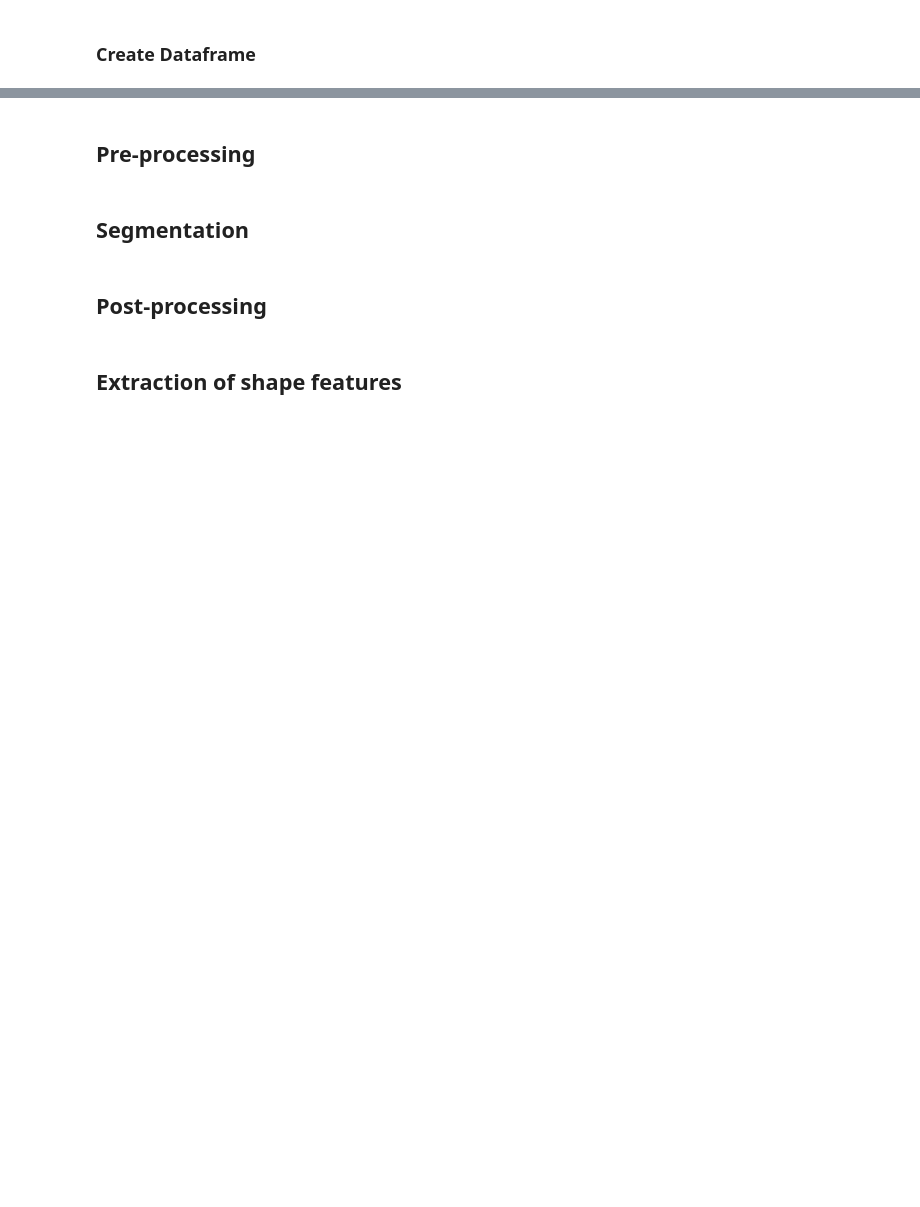
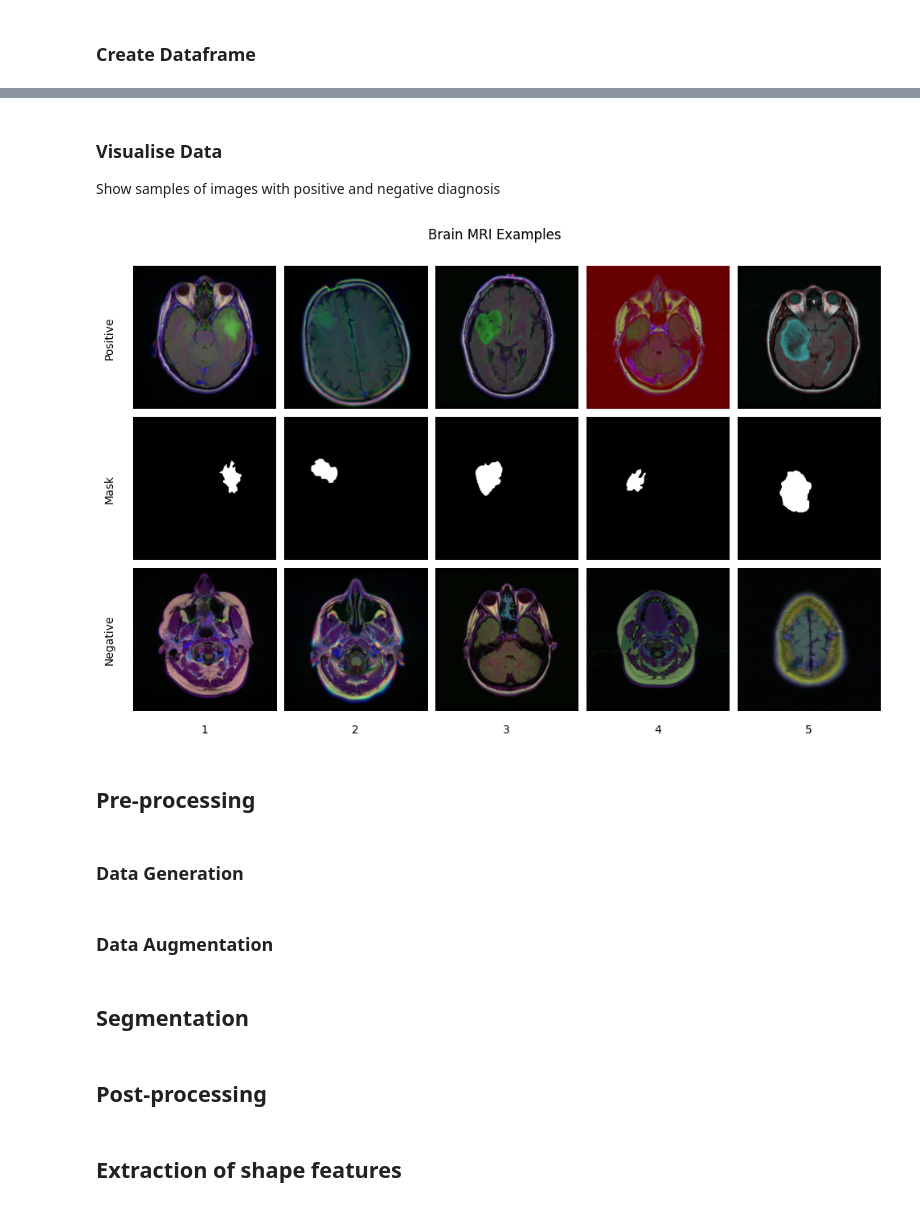
Before and after one commit to fs-bullard/brain-mri-segmentation, a Jupyter notebook: automatic-segmentation.ipynb, the cells around one changed output, grey strips where cells are left out. Saved outputs shown, nothing was run; the diff lists cells and outputs as text; code cells hidden in the pictures; blank space fills up the shorter version.

```diff
--- a/automatic-segmentation.ipynb
+++ b/automatic-segmentation.ipynb
@@ -59,5 +70,55 @@ df.head()
+# %% [markdown]
+### Visualise Data
+Show samples of images with positive and negative diagnosis
+# %%
+# Set how many samples to show
+n_samples = 5
+
+# Find examples of images with positive and negative diagnosis.
+sample_true_diagnosis = df[df["diagnosis"]].sample(n_samples)
+sample_true_diagnosis_img = sample_true_diagnosis.image_path.values
+sample_true_diagnosis_mask = sample_true_diagnosis.mask_path.values
+
+sample_false_diagnosis_img = df[~df["diagnosis"]].sample(n_samples).image_path.values
+
+# Display the images and their masks if positive.
+fig = plt.figure(figsize=(12, 10))
+grid = ImageGrid(fig, 111, (3, n_samples), axes_pad=0.1)
+
+for i, path in enumerate(sample_true_diagnosis_img):
+    img_pos = plt.imread(path)
+    mask = plt.imread(sample_true_diagnosis_mask[i])
+    img_neg = plt.imread(sample_false_diagnosis_img[i])
+
+    grid[i].imshow(img_pos)
+    grid[n_samples + i].imshow(mask, cmap='gray')
+    grid[2 * n_samples + i].imshow(img_neg)
+
+    # Remove ticks and labels
+    grid[i].axis("off")
+    grid[n_samples + i].axis("off")
+    grid[2 * n_samples + i].axis("off")
+
+    # Add row labels on the left
+    if i == 0:
+        grid[i].text(-0.2, 0.5, "Positive", transform=grid[i].transAxes, va="center", rotation="vertical")
+        grid[n_samples + i].text(-0.2, 0.5, "Mask", transform=grid[n_samples + i].transAxes, va="center", rotation="vertical")
+        grid[2 * n_samples + i].text(-0.2, 0.5, "Negative", transform=grid[2 * n_samples + i].transAxes, va="center", rotation="vertical")
+
+    # Add column index labels
+    grid[2 * n_samples + i].text(0.5, -0.15, str(i + 1), transform=grid[2 * n_samples + i].transAxes, ha="center")
+
+plt.suptitle("Brain MRI Examples")
+plt.subplots_adjust(top=1.2)
+plt.show()
+# %% [output]
+[figure, added]
 # %% [markdown]
 ## Pre-processing
+# %% [markdown]
+### Data Generation
+# %% [markdown]
+### Data Augmentation
 # %% [markdown]
 ## Segmentation
 # %% [markdown]
```
Also changed, not shown: parts of 4 cells of this notebook.
